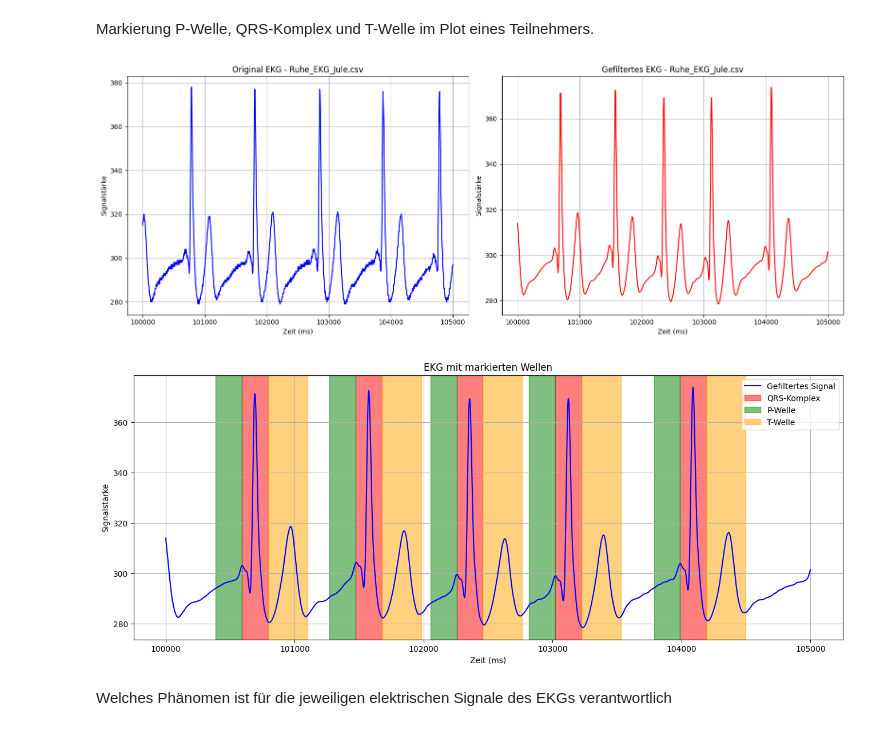
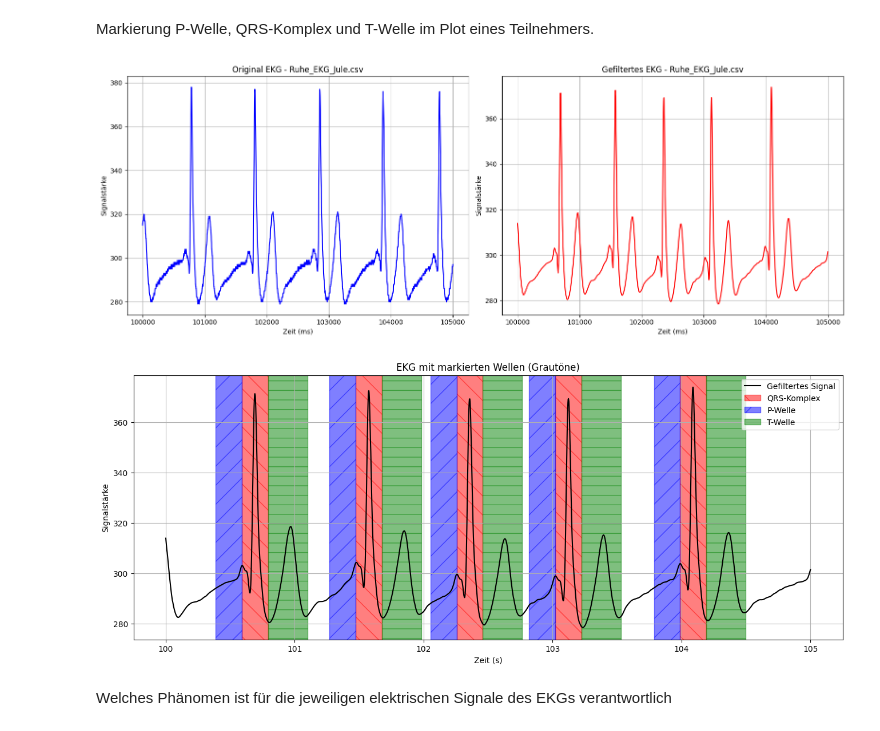
Before and after one commit to raniaxshehata/Biosignal_Praktikum_2, a Jupyter notebook: MainCode2_bearbeitetRS.ipynb, the cells around one changed output. Saved outputs shown, nothing was run; the diff lists cells and outputs as text; code cells hidden in the pictures.

Commit message:
sekunden

```diff
--- a/MainCode2_bearbeitetRS.ipynb
+++ b/MainCode2_bearbeitetRS.ipynb
@@ -182,54 +182,56 @@ def mark_ekg_waves(time, signal):
     """
     Markiert die P-Welle, den QRS-Komplex und die T-Welle in einem gefilterten EKG-Plot.
 
-    :param time: Zeitdaten des gefilterten EKG-Signals
+    :param time: Zeitdaten des gefilterten EKG-Signals (in Millisekunden)
     :param signal: Gefiltertes EKG-Signal
     """
+    # Konvertiere Zeit in Sekunden
+    time = time / 1000.0
+
     # QRS-Komplex detektieren
-    peaks, _ = scipy.signal.find_peaks(signal, distance=200, height=np.mean(signal) + 0.5 * np.std(signal))
+    peaks, _ = scipy.signal.find_peaks(
+        signal,
+        distance=200,  # Abstand zwischen Peaks (angepasst an typische EKG-Werte)
+        height=np.mean(signal) + 0.5 * np.std(signal)  # Höhe basierend auf Mittelwert + 0.5 * Std
+    )
 
     # Visualisieren
     plt.figure(figsize=(16, 6))
-    plt.plot(time, signal, label='Gefiltertes Signal', color='blue')
+    plt.plot(time, signal, label='Gefiltertes Signal', color='black', linewidth=1.5)
 
     # Markiere P-Welle, QRS-Komplex und T-Welle
     for peak in peaks:
         qrs_start = max(0, peak - 50)  # QRS-Komplex beginnt typischerweise 50 ms vor dem Peak
         qrs_end = min(len(signal), peak + 50)  # QRS-Komplex endet 50 ms nach dem Peak
 
         p_wave_start = max(0, peak - 150)  # P-Welle liegt typischerweise 150 ms vor dem Peak
         p_wave_end = qrs_start
 
         t_wave_start = qrs_end
         t_wave_end = min(len(signal), peak + 200)  # T-Welle liegt typischerweise 200 ms nach dem Peak
 
-        # Markiere QRS-Komplex
-        plt.axvspan(time[qrs_start], time[qrs_end], color='red', alpha=0.5, label='QRS-Komplex' if peak == peaks[0] else "")
+        # Markiere QRS-Komplex (unterschiedliche Grautöne)
+        plt.axvspan(time[qrs_start], time[qrs_end], color='red', alpha=0.5, hatch='\\', label='QRS-Komplex' if peak == peaks[0] else "")
 
-        # Markiere P-Welle
-        plt.axvspan(time[p_wave_start], time[p_wave_end], color='green', alpha=0.5, label='P-Welle' if peak == peaks[0] else "")
+        # Markiere P-Welle (unterschiedliche Grautöne)
+        plt.axvspan(time[p_wave_start], time[p_wave_end], color='blue', alpha=0.5, hatch='/', label='P-Welle' if peak == peaks[0] else "")
 
-        # Markiere T-Welle
-        plt.axvspan(time[t_wave_start], time[t_wave_end], color='orange', alpha=0.5, label='T-Welle' if peak == peaks[0] else "")
+        # Markiere T-Welle (unterschiedliche Grautöne)
+        plt.axvspan(time[t_wave_start], time[t_wave_end], color='green', alpha=0.5, hatch='-', label='T-Welle' if peak == peaks[0] else "")
 
-    # Beschriftungen
-    plt.xlabel('Zeit (ms)')
+    # Beschriftungen (in Sekunden)
+    plt.xlabel('Zeit (s)')
     plt.ylabel('Signalstärke')
-    plt.title('EKG mit markierten Wellen')
+    plt.title('EKG mit markierten Wellen (Grautöne)')
     plt.legend()
     plt.grid(True)
     plt.show()
 
-# Beispiel: Angenommen, gefilterte Daten wurden in der vorherigen Zelle erzeugt
-# Aufruf der Funktion mit gefilterten Daten (z. B. time und signal)
-# Beispielwerte für time und signal sollten aus der vorherigen Zelle kommen:
-# mark_ekg_waves(time, ecg_filtered)
-
 time, signal = plot_ekg('Ruhe_EKG_Jule.csv')
 mark_ekg_waves(time, signal)
 # %% [output]
 [figure]
-[figure, old version]
+[figure, new version]
 # %% [markdown]
 Welches Phänomen ist für die jeweiligen elektrischen Signale des EKGs verantwortlich
 # %% [markdown]
```
Also changed, not shown: parts of 2 cells of this notebook.
